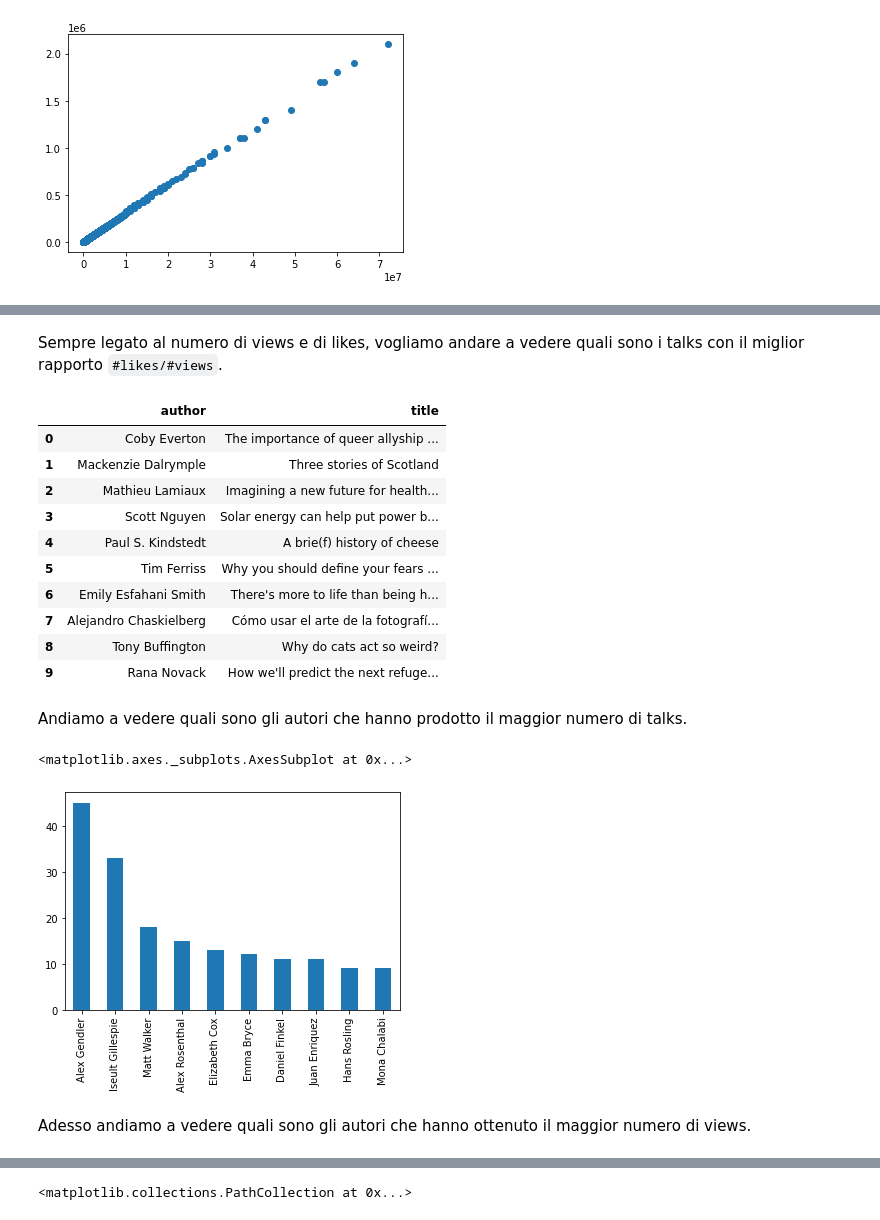
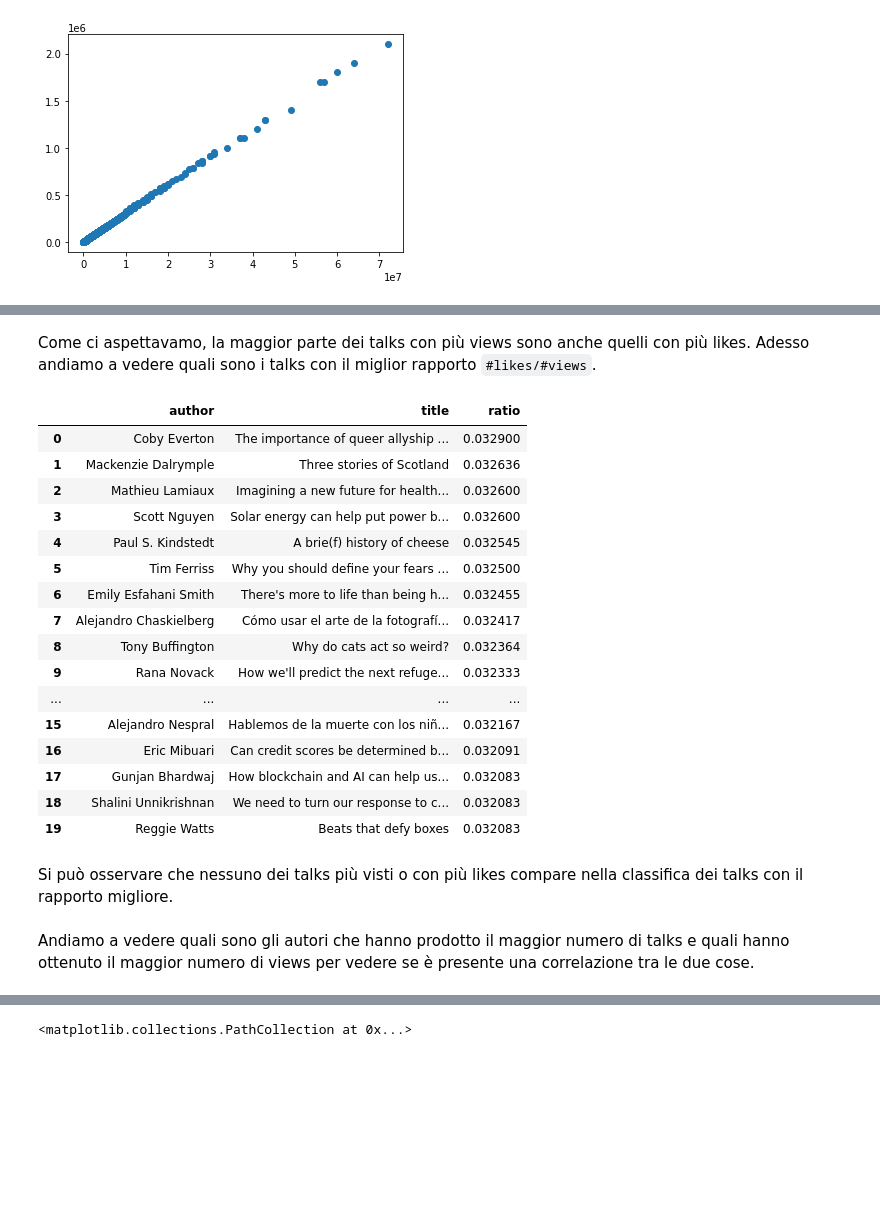
Before and after one commit to Fili00/Analisi_TedTalkDataset, a Jupyter notebook: progetto.ipynb, the cells around one changed output, grey strips where cells are left out. Cells and saved outputs as stored; diff of their text form; code cells hidden in the pictures; blank space fills up the shorter version.

```diff
--- a/progetto.ipynb
+++ b/progetto.ipynb
@@ -113,28 +169,27 @@ coefficient: [0.03024733]
 # %% [markdown]
-Sempre legato al numero di views e di likes, vogliamo andare a vedere quali sono i talks con il miglior rapporto `#likes/#views`.
+Come ci aspettavamo, la maggior parte dei talks con più views sono anche quelli con più likes. Adesso andiamo a vedere quali sono i talks con il miglior rapporto `#likes/#views`.
 # %%
 ted['ratio']=ted['likes'].div(ted['views'])
-ted.sort_values(by='ratio', ascending=False, ignore_index=True).nlargest(10, 'ratio')[['author', 'title']]
+ted.sort_values(by='ratio', ascending=False, ignore_index=True).nlargest(20, 'ratio')[['author', 'title', 'ratio']]
 # %% [output]
-|  | author | title |
-| 0 | Coby Everton | The importance of queer allyship ... |
-| 1 | Mackenzie Dalrymple | Three stories of Scotland |
-| 2 | Mathieu Lamiaux | Imagining a new future for health... |
-| 3 | Scott Nguyen | Solar energy can help put power b... |
-| 4 | Paul S. Kindstedt | A brie(f) history of cheese |
-| 5 | Tim Ferriss | Why you should define your fears ... |
-| 6 | Emily Esfahani Smith | There's more to life than being h... |
-| 7 | Alejandro Chaskielberg | Cómo usar el arte de la fotografí... |
-| 8 | Tony Buffington | Why do cats act so weird? |
-| 9 | Rana Novack | How we'll predict the next refuge... |
+|  | author | title | ratio |
+| 0 | Coby Everton | The importance of queer allyship ... | 0.032900 |
+| 1 | Mackenzie Dalrymple | Three stories of Scotland | 0.032636 |
+| 2 | Mathieu Lamiaux | Imagining a new future for health... | 0.032600 |
+| 3 | Scott Nguyen | Solar energy can help put power b... | 0.032600 |
+| 4 | Paul S. Kindstedt | A brie(f) history of cheese | 0.032545 |
+| 5 | Tim Ferriss | Why you should define your fears ... | 0.032500 |
+| 6 | Emily Esfahani Smith | There's more to life than being h... | 0.032455 |
+| 7 | Alejandro Chaskielberg | Cómo usar el arte de la fotografí... | 0.032417 |
+| 8 | Tony Buffington | Why do cats act so weird? | 0.032364 |
+| 9 | Rana Novack | How we'll predict the next refuge... | 0.032333 |
+| ... | ... | ... | ... |
+| 15 | Alejandro Nespral | Hablemos de la muerte con los niñ... | 0.032167 |
+| 16 | Eric Mibuari | Can credit scores be determined b... | 0.032091 |
+| 17 | Gunjan Bhardwaj | How blockchain and AI can help us... | 0.032083 |
+| 18 | Shalini Unnikrishnan | We need to turn our response to c... | 0.032083 |
+| 19 | Reggie Watts | Beats that defy boxes | 0.032083 |
+# %% [markdown]
+Si può osservare che nessuno dei talks più visti o con più likes compare nella classifica dei talks con il rapporto migliore.
 # %% [markdown]
-Andiamo a vedere quali sono gli autori che hanno prodotto il maggior numero di talks.
+Andiamo a vedere quali sono gli autori che hanno prodotto il maggior numero di talks e quali hanno ottenuto il maggior numero di views per vedere se è presente una correlazione tra le due cose.
-# %%
-authorProduct = ted.sort_values(by='author')['author'].value_counts()
-authorProductLimited = authorProduct.nlargest(10)
-authorProductLimited.plot(kind='bar')
-# %% [output]
-<matplotlib.axes._subplots.AxesSubplot at 0x...>
-[figure, removed]
-# %% [markdown]
-Adesso andiamo a vedere quali sono gli autori che hanno ottenuto il maggior numero di views.
```
Also changed, not shown: parts of 59 cells of this notebook.
